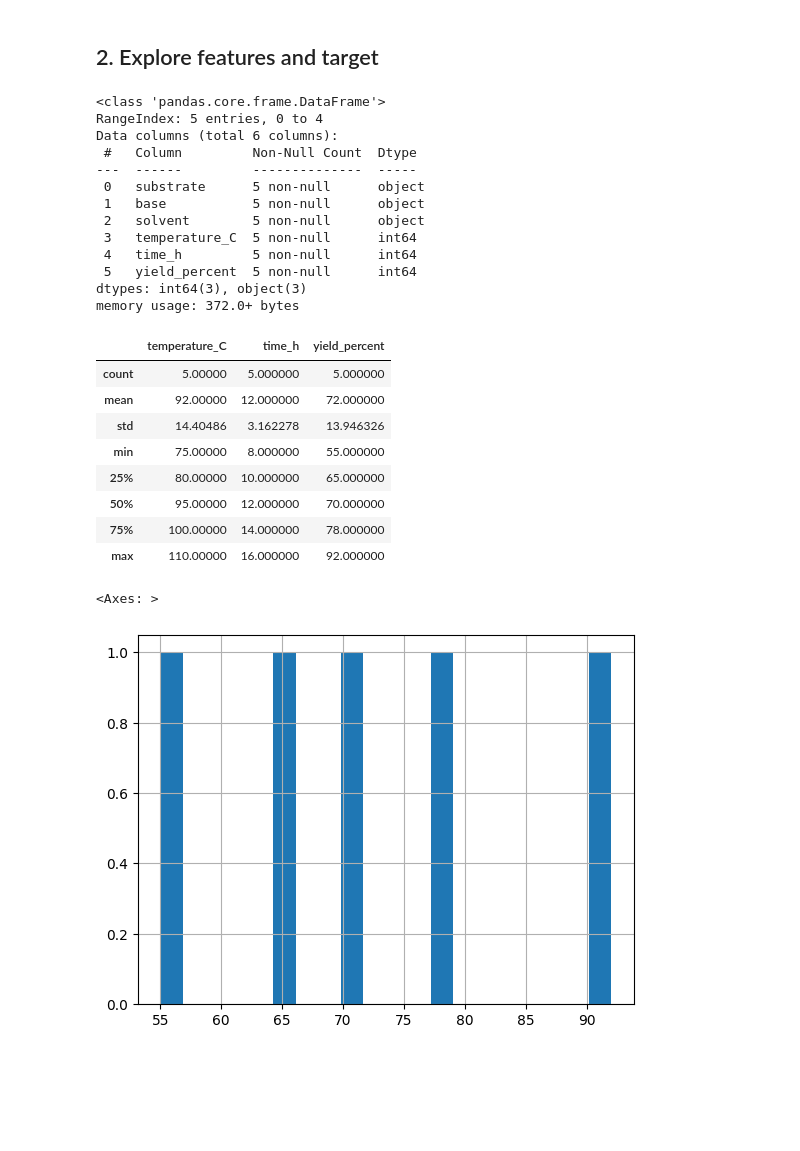
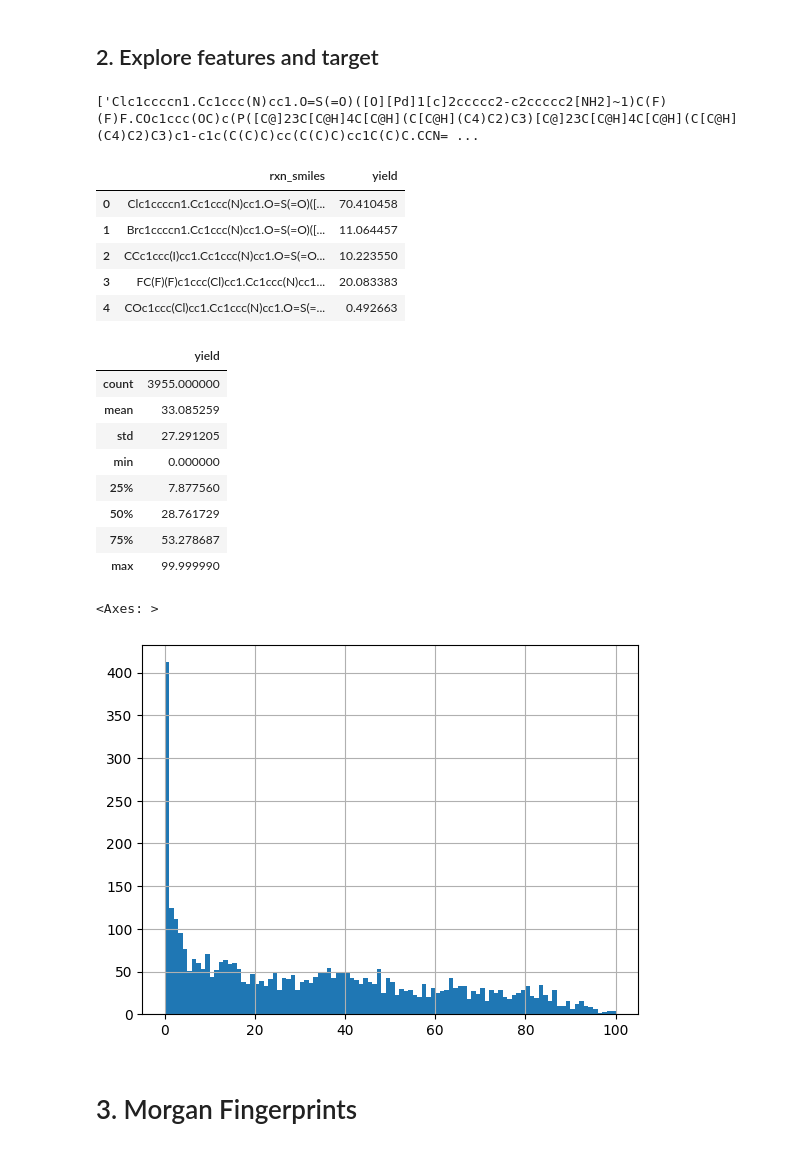
Before and after one commit to TonyOdhiambo-47/reaction-yield-ml, a Jupyter notebook: notebooks/01_eda_and_baseline.ipynb, the cells around one changed output. Cells and saved outputs as stored; diff of their text form; code cells hidden in the pictures; blank space fills up the shorter version.

Commit message:
Introduction of Real-World Dataset

```diff
--- a/notebooks/01_eda_and_baseline.ipynb
+++ b/notebooks/01_eda_and_baseline.ipynb
@@ -26,7 +64,12 @@ Project root: /Users/tonyodhiambo/Desktop/Comp Chem/reaction-yield-ml
 import pandas as pd
 from pathlib import Path
 from src.features import load_reaction_data, encode_features
+from datasets import load_dataset
+import requests
 
-df = load_reaction_data(Path("/Users/tonyodhiambo/Desktop/Comp Chem/reaction-yield-ml/data/reactions_small.csv"))
-df.head()
+# Load the dataset
+data_path = (Path("/Users/tonyodhiambo/Desktop/Comp Chem/reaction-yield-ml/data/Dreher_and_Doyle_input_data.xlsx"))
+
+df_raw = pd.read_excel(data_path, sheet_name="FullCV_01")
+df_raw.head()
 # %% [output]
@@ -39,36 +82,49 @@ df.head()
 # %% [markdown]
 ## 2. Explore features and target
+# %%
+import sys
+sys.path.insert(0, '/Users/tonyodhiambo/Desktop/Comp Chem')
+from rxn_yields.rxn_yields.data import generate_buchwald_hartwig_rxns
+rxns = generate_buchwald_hartwig_rxns(df_raw)
+
+print(rxns)
+# %% [output]
+['Clc1ccccn1.Cc1ccc(N)cc1.O=S(=O)([O][Pd]1[c]2ccccc2-c2ccccc2[NH2]~1)C(F)(F)F.COc1ccc(OC)c(P([C@]23C[C@H]4C[C@H](C[C@H](C4)C2)C3)[C@]23C[C@H]4C[C@H](C[C@H](C4)C2)C3)c1-c1c(C(C)C)cc(C(C)C)cc1C(C)C.CCN= ...
 # %%
-df.info()
+import pandas as pd
+
+df = df_raw.copy()
+df["rxn_smiles"] = rxns
+
+# Target column is Output
+df["yield"] = df["Output"]
+
+df = df[["rxn_smiles", "yield"]]
+df.head()
 # %% [output]
-<class 'pandas.core.frame.DataFrame'>
-RangeIndex: 5 entries, 0 to 4
-Data columns (total 6 columns):
- #   Column         Non-Null Count  Dtype
----  ------         --------------  -----
- 0   substrate      5 non-null      object
- 1   base           5 non-null      object
- 2   solvent        5 non-null      object
- 3   temperature_C  5 non-null      int64
- 4   time_h         5 non-null      int64
- 5   yield_percent  5 non-null      int64
-dtypes: int64(3), object(3)
-memory usage: 372.0+ bytes
+|  | rxn_smiles | yield |
+| 0 | Clc1ccccn1.Cc1ccc(N)cc1.O=S(=O)([... | 70.410458 |
+| 1 | Brc1ccccn1.Cc1ccc(N)cc1.O=S(=O)([... | 11.064457 |
+| 2 | CCc1ccc(I)cc1.Cc1ccc(N)cc1.O=S(=O... | 10.223550 |
+| 3 | FC(F)(F)c1ccc(Cl)cc1.Cc1ccc(N)cc1... | 20.083383 |
+| 4 | COc1ccc(Cl)cc1.Cc1ccc(N)cc1.O=S(=... | 0.492663 |
 # %%
 df.describe()
 # %% [output]
-|  | temperature_C | time_h | yield_percent |
-| count | 5.00000 | 5.000000 | 5.000000 |
-| mean | 92.00000 | 12.000000 | 72.000000 |
-| std | 14.40486 | 3.162278 | 13.946326 |
-| min | 75.00000 | 8.000000 | 55.000000 |
-| 25% | 80.00000 | 10.000000 | 65.000000 |
-| 50% | 95.00000 | 12.000000 | 70.000000 |
-| 75% | 100.00000 | 14.000000 | 78.000000 |
-| max | 110.00000 | 16.000000 | 92.000000 |
+|  | yield |
+| count | 3955.000000 |
+| mean | 33.085259 |
+| std | 27.291205 |
+| min | 0.000000 |
+| 25% | 7.877560 |
+| 50% | 28.761729 |
+| 75% | 53.278687 |
+| max | 99.999990 |
 # %%
-df["yield_percent"].hist(bins=20)
+df["yield"].hist(bins=100)
 # %% [output]
 <Axes: >
-[figure, old version]
+[figure, new version]
+# %% [markdown]
+# 3. Morgan Fingerprints
 # %%
```
Also changed, not shown: parts of 14 cells of this notebook, 4 other files.
